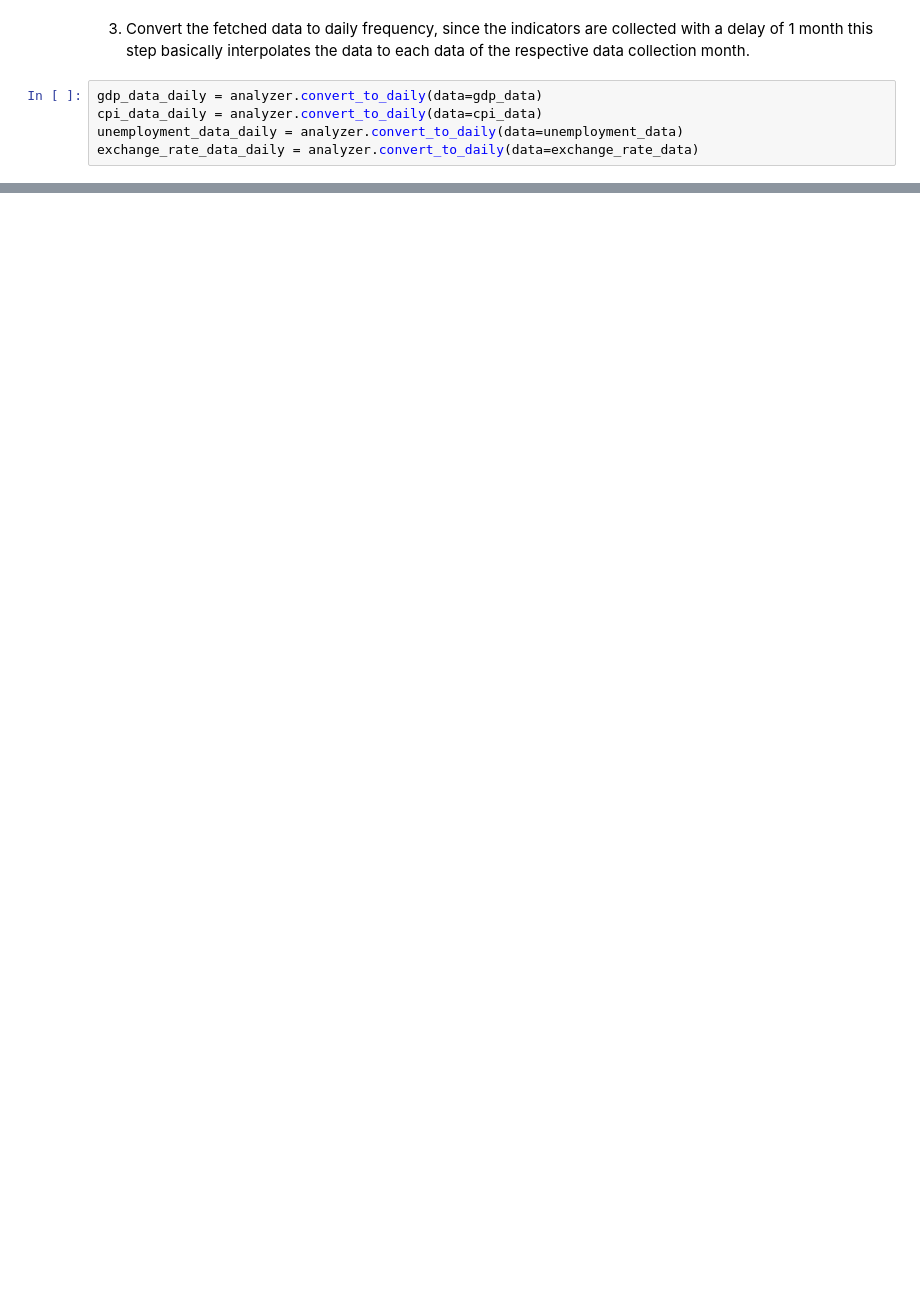
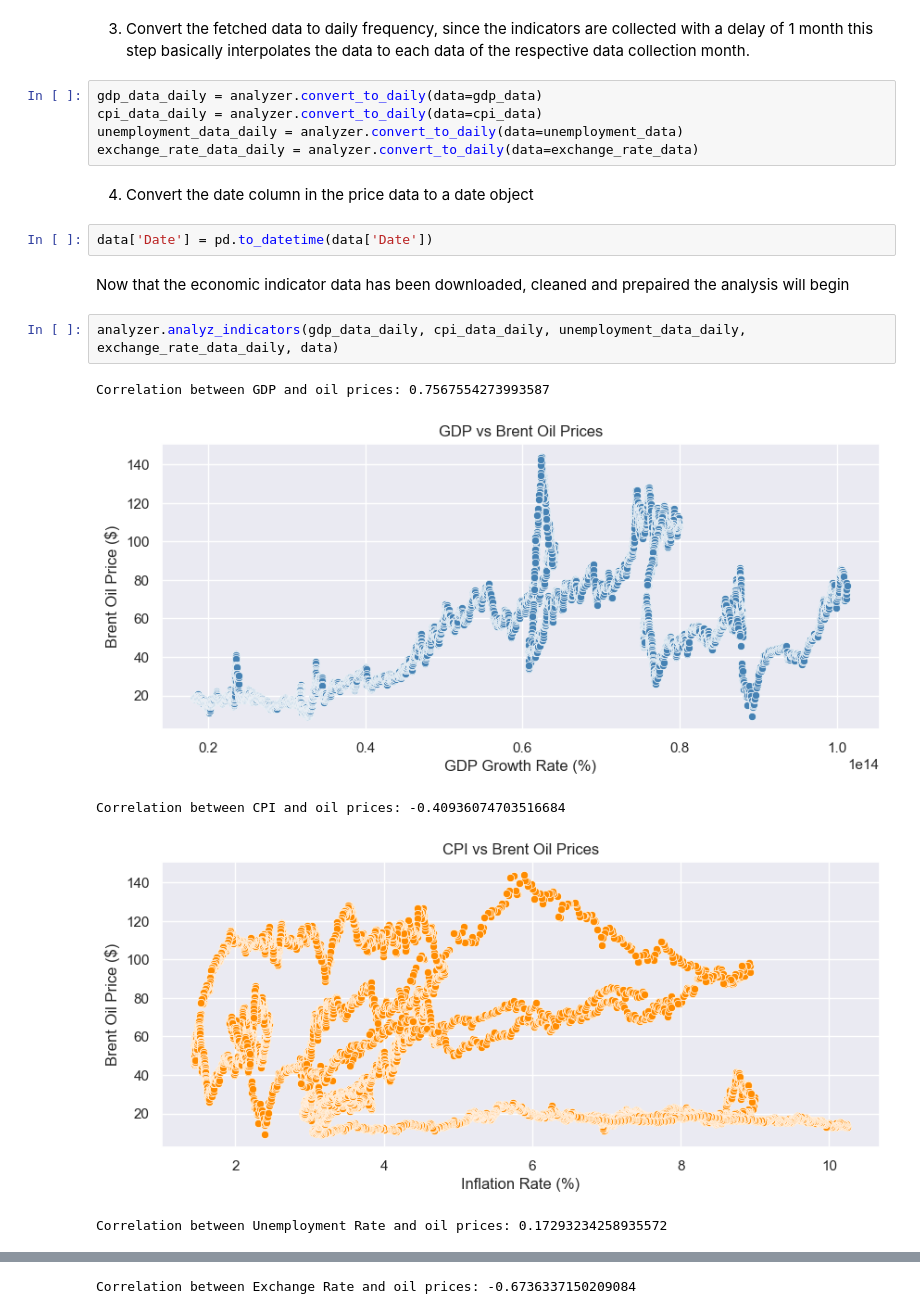
Before and after one commit to WildCayote/Brent-Oil-Market-Dynamics, a Jupyter notebook: notebooks/economic_indicator_analysis.ipynb, the cells around one changed output, grey strips where cells are left out. Drawn from its saved outputs; the diff is of its cells as text; blank space fills up the shorter version.

Commit message:
Feat: Performed economic indicator analysis

```diff
--- a/notebooks/economic_indicator_analysis.ipynb
+++ b/notebooks/economic_indicator_analysis.ipynb
@@ -74,3 +80,17 @@ gdp_data_daily = analyzer.convert_to_daily(data=gdp_data)
 cpi_data_daily = analyzer.convert_to_daily(data=cpi_data)
 unemployment_data_daily = analyzer.convert_to_daily(data=unemployment_data)
 exchange_rate_data_daily = analyzer.convert_to_daily(data=exchange_rate_data)
+# %% [markdown]
+4) Convert the date column in the price data to a date object
+# %%
+data['Date'] = pd.to_datetime(data['Date'])
+# %% [markdown]
+Now that the economic indicator data has been downloaded, cleaned and prepaired the analysis will begin
+# %%
+analyzer.analyz_indicators(gdp_data_daily, cpi_data_daily, unemployment_data_daily, exchange_rate_data_daily, data)
+# %% [output]
+Correlation between GDP and oil prices: 0.7567554273993587
+[figure, added]
+Correlation between CPI and oil prices: -0.40936074703516684
+[figure, added]
+Correlation between Unemployment Rate and oil prices: 0.17293234258935572
@@ -76,0 +98 @@ exchange_rate_data_daily = analyzer.convert_to_daily(data=exchange_rate_data)
+Correlation between Exchange Rate and oil prices: -0.6736337150209084
```
Also changed, not shown: parts of 2 cells of this notebook, 1 other file.
